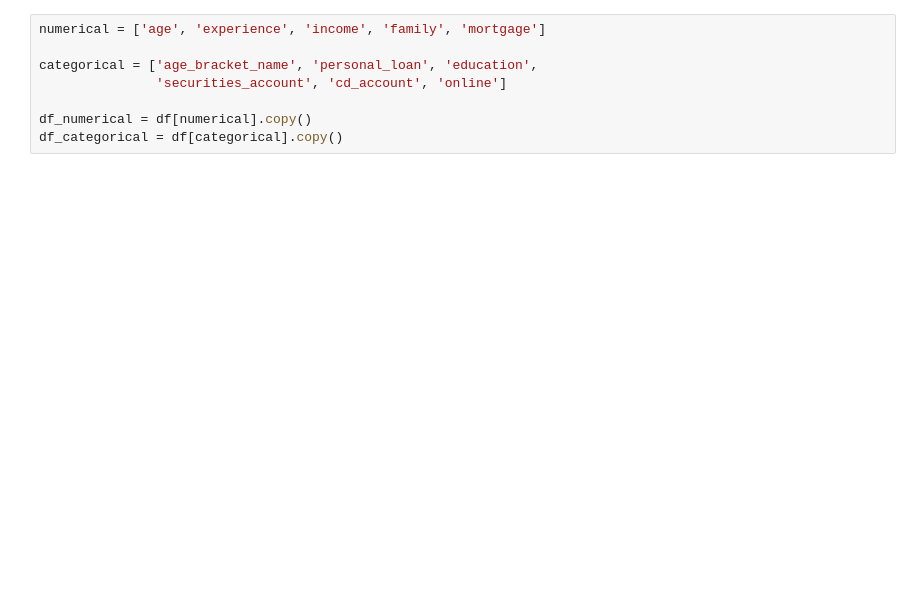
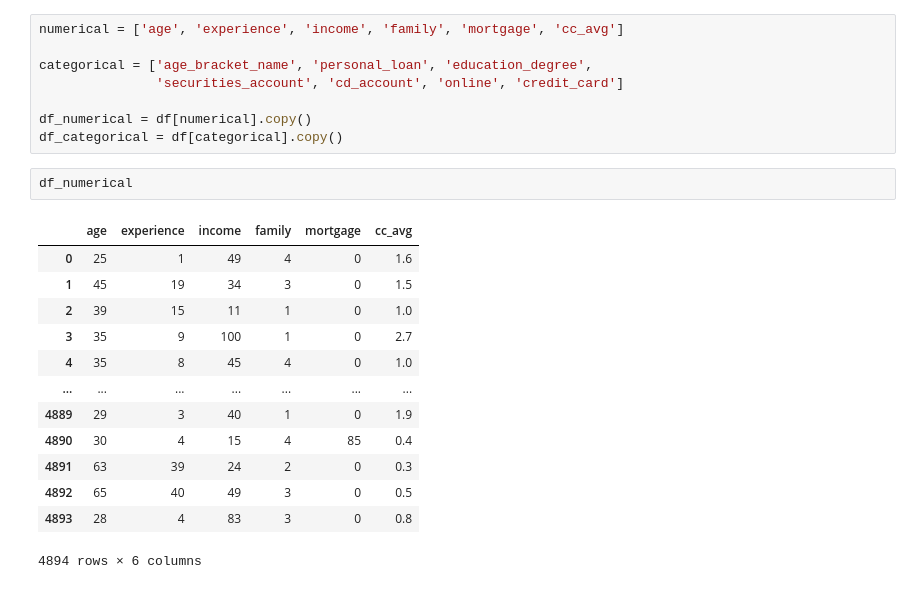
Before and after one commit to marqsleal/machine-learning-1, a Jupyter notebook: src/notebooks/preprocess.ipynb, the cells around one changed output. Drawn from its saved outputs; the diff is of its cells as text; blank space fills up the shorter version.

```diff
--- a/src/notebooks/preprocess.ipynb
+++ b/src/notebooks/preprocess.ipynb
@@ -14,8 +24,24 @@ df = pd.read_csv('../../data/feature_store/new_features.csv')
 # %%
-numerical = ['age', 'experience', 'income', 'family', 'mortgage']
+numerical = ['age', 'experience', 'income', 'family', 'mortgage', 'cc_avg']
 
-categorical = ['age_bracket_name', 'personal_loan', 'education',
-               'securities_account', 'cd_account', 'online']
+categorical = ['age_bracket_name', 'personal_loan', 'education_degree',
+               'securities_account', 'cd_account', 'online', 'credit_card']
 
 df_numerical = df[numerical].copy()
 df_categorical = df[categorical].copy()
+# %%
+df_numerical
+# %% [output]
+|  | age | experience | income | family | mortgage | cc_avg |
+| 0 | 25 | 1 | 49 | 4 | 0 | 1.6 |
+| 1 | 45 | 19 | 34 | 3 | 0 | 1.5 |
+| 2 | 39 | 15 | 11 | 1 | 0 | 1.0 |
+| 3 | 35 | 9 | 100 | 1 | 0 | 2.7 |
+| 4 | 35 | 8 | 45 | 4 | 0 | 1.0 |
+| ... | ... | ... | ... | ... | ... | ... |
+| 4889 | 29 | 3 | 40 | 1 | 0 | 1.9 |
+| 4890 | 30 | 4 | 15 | 4 | 85 | 0.4 |
+| 4891 | 63 | 39 | 24 | 2 | 0 | 0.3 |
+| 4892 | 65 | 40 | 49 | 3 | 0 | 0.5 |
+| 4893 | 28 | 4 | 83 | 3 | 0 | 0.8 |
+4894 rows × 6 columns
```
Also changed, not shown: parts of 29 cells of this notebook, 1 other file.
